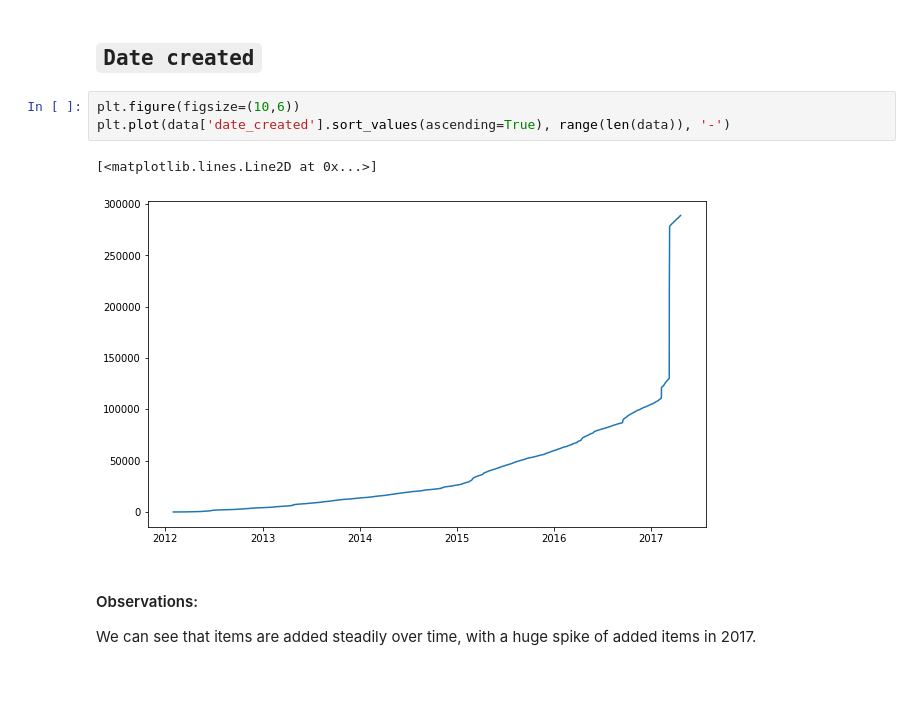
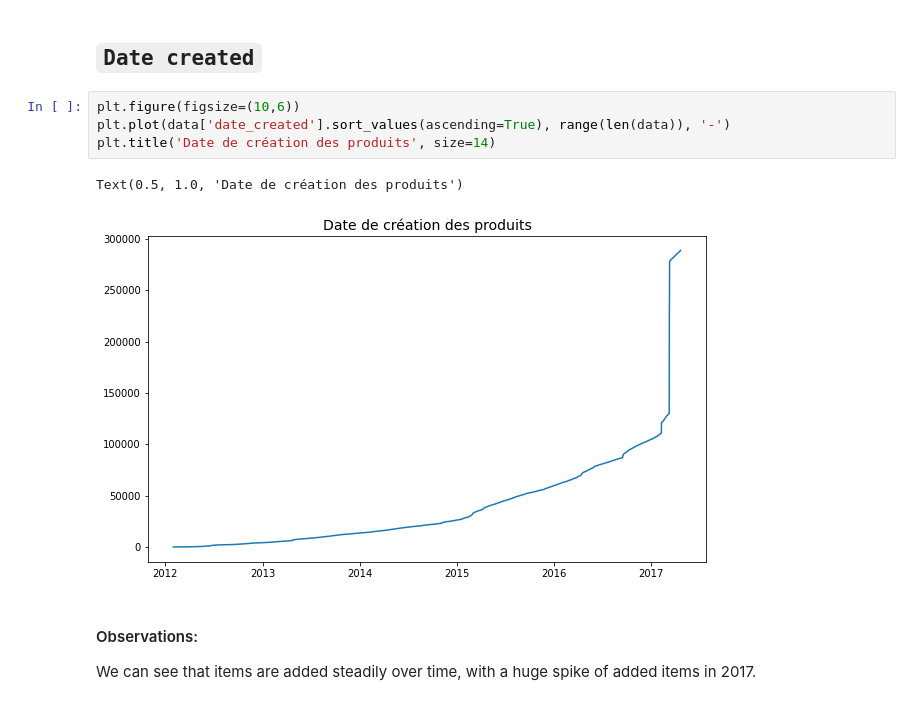
Before and after one commit to Axelibnida/My_projects, a Jupyter notebook: Data cleaning and Analyses/Data_analysis.ipynb, the cells around one changed output. Cells and saved outputs as stored; diff of their text form.

```diff
--- a/Data cleaning and Analyses/Data_analysis.ipynb
+++ b/Data cleaning and Analyses/Data_analysis.ipynb
@@ -386,9 +517,10 @@ data.boxplot(column=cols_100g)
 # %%
 plt.figure(figsize=(10,6))
 plt.plot(data['date_created'].sort_values(ascending=True), range(len(data)), '-')
+plt.title('Date de création des produits', size=14)
 # %% [output]
-[<matplotlib.lines.Line2D at 0x...>]
+Text(0.5, 1.0, 'Date de création des produits')
-[figure, old version]
+[figure, new version]
 # %% [markdown]
 #### Observations:
 
```
Also changed, not shown: parts of 86 cells of this notebook, 2 other files.
